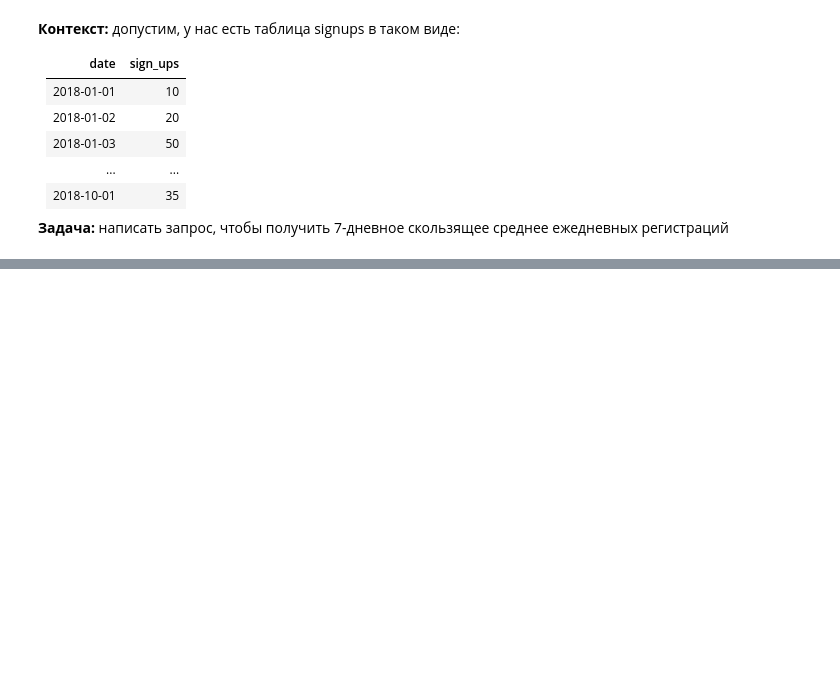
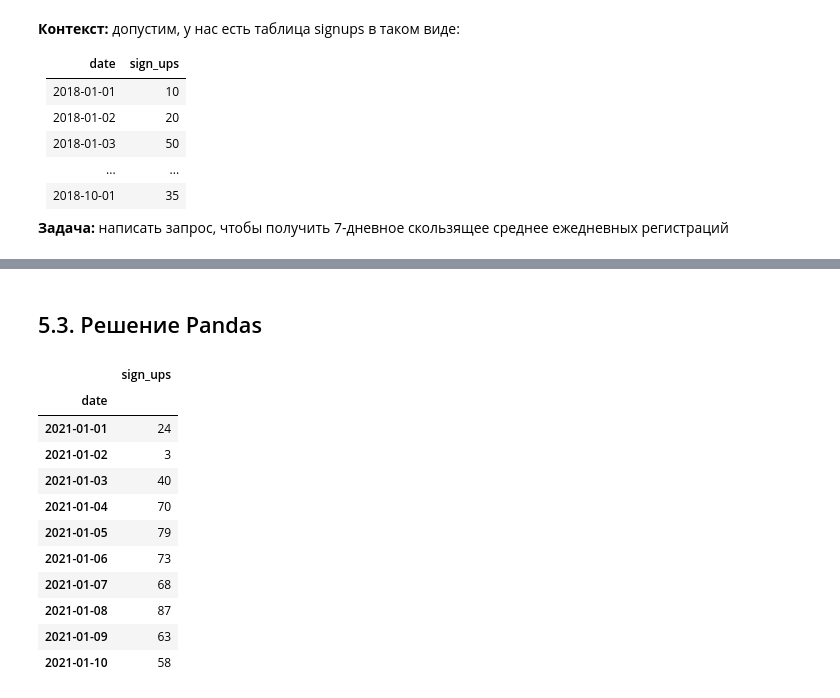
Before and after one commit to bebyakinb/test_assignments-Analyst-, a Jupyter notebook: habr/SQL_Hardest_Interview_Tasks.ipynb, the cells around one changed output, grey strips where cells are left out. Saved outputs shown, nothing was run; the diff lists cells and outputs as text; code cells hidden in the pictures; blank space fills up the shorter version.

```diff
--- a/habr/SQL_Hardest_Interview_Tasks.ipynb
+++ b/habr/SQL_Hardest_Interview_Tasks.ipynb
@@ -475,0 +532,18 @@ transactions_extended[['date','cumulative_cf']]
+# %% [markdown]
+## 5.3. Решение Pandas
+# %%
+signups_extended = signups.copy().set_index('date')
+signups_extended.rolling('7D').mean()
+# %% [output]
+|  | sign_ups |
+| date |  |
+| 2021-01-01 | 24 |
+| 2021-01-02 | 3 |
+| 2021-01-03 | 40 |
+| 2021-01-04 | 70 |
+| 2021-01-05 | 79 |
+| 2021-01-06 | 73 |
+| 2021-01-07 | 68 |
+| 2021-01-08 | 87 |
+| 2021-01-09 | 63 |
+| 2021-01-10 | 58 |
```
Also changed, not shown: parts of 18 cells of this notebook.
